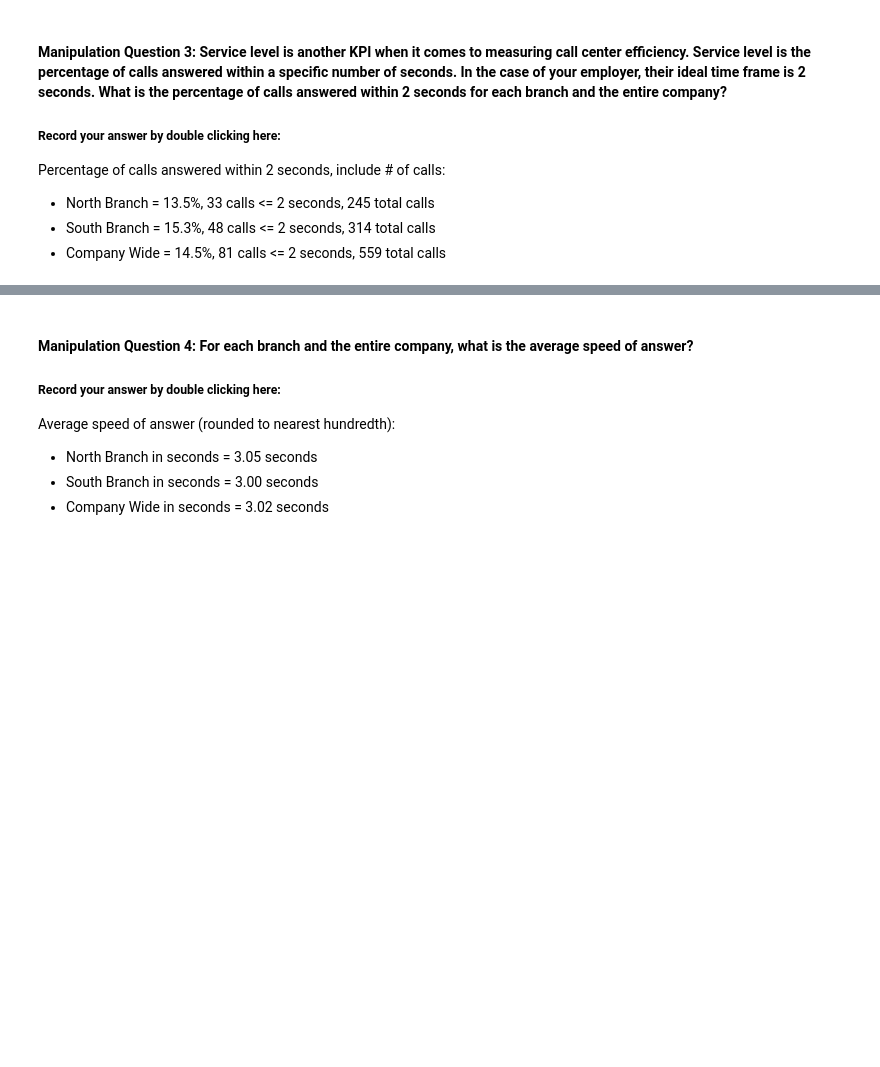
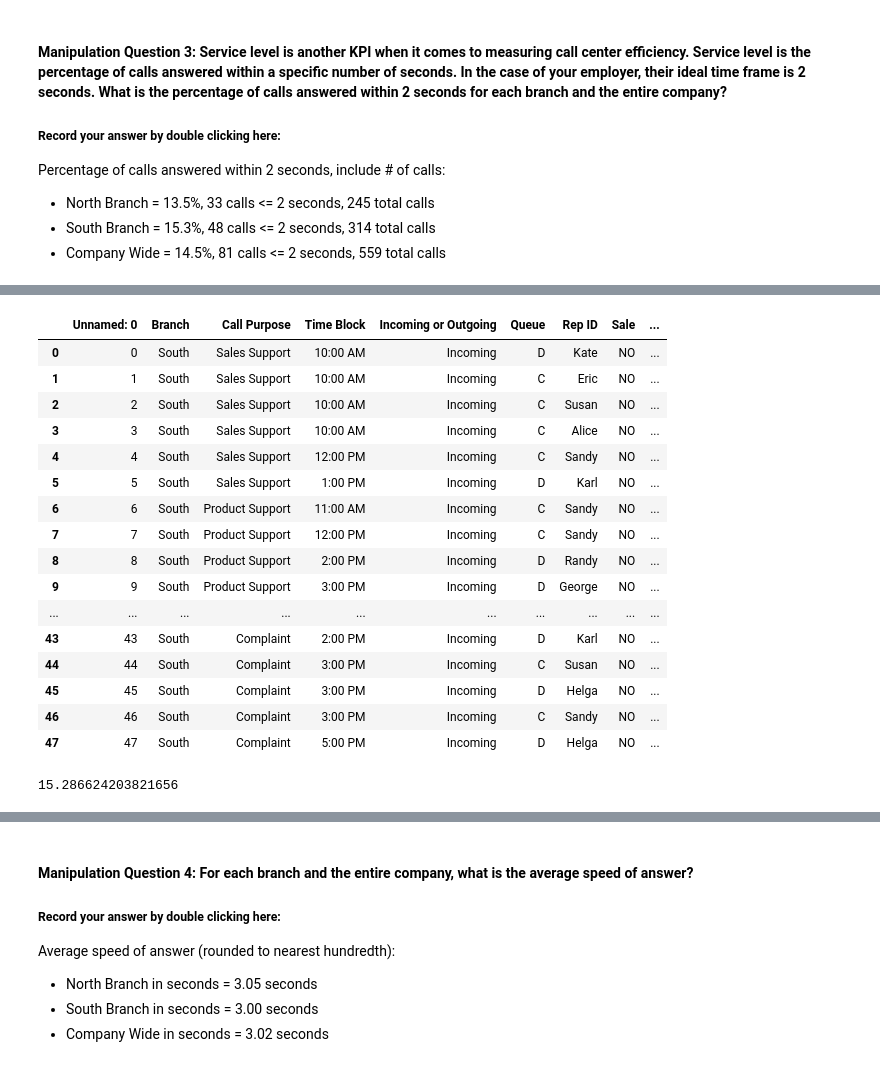
Before and after one commit to ashhsing/call-center-cleanup-assignment, a Jupyter notebook: Call_Center_Cleanup.ipynb, the cells around one changed output, grey strips where cells are left out. Drawn from its saved outputs; the diff is of its cells as text; code cells hidden in the pictures; blank space fills up the shorter version.

```diff
--- a/Call_Center_Cleanup.ipynb
+++ b/Call_Center_Cleanup.ipynb
@@ -528,0 +488,26 @@ total_sort.head(85)
+# %%
+sort_south = south_df.loc[south_df['Incoming Wait Time'] <=2]
+sort_south
+# %% [output]
+|  | Unnamed: 0 | Branch | Call Purpose | Time Block | Incoming or Outgoing | Queue | Rep ID | Sale | ... |
+| 0 | 0 | South | Sales Support | 10:00 AM | Incoming | D | Kate | NO | ... |
+| 1 | 1 | South | Sales Support | 10:00 AM | Incoming | C | Eric | NO | ... |
+| 2 | 2 | South | Sales Support | 10:00 AM | Incoming | C | Susan | NO | ... |
+| 3 | 3 | South | Sales Support | 10:00 AM | Incoming | C | Alice | NO | ... |
+| 4 | 4 | South | Sales Support | 12:00 PM | Incoming | C | Sandy | NO | ... |
+| 5 | 5 | South | Sales Support | 1:00 PM | Incoming | D | Karl | NO | ... |
+| 6 | 6 | South | Product Support | 11:00 AM | Incoming | C | Sandy | NO | ... |
+| 7 | 7 | South | Product Support | 12:00 PM | Incoming | C | Sandy | NO | ... |
+| 8 | 8 | South | Product Support | 2:00 PM | Incoming | D | Randy | NO | ... |
+| 9 | 9 | South | Product Support | 3:00 PM | Incoming | D | George | NO | ... |
+| ... | ... | ... | ... | ... | ... | ... | ... | ... | ... |
+| 43 | 43 | South | Complaint | 2:00 PM | Incoming | D | Karl | NO | ... |
+| 44 | 44 | South | Complaint | 3:00 PM | Incoming | C | Susan | NO | ... |
+| 45 | 45 | South | Complaint | 3:00 PM | Incoming | D | Helga | NO | ... |
+| 46 | 46 | South | Complaint | 3:00 PM | Incoming | C | Sandy | NO | ... |
+| 47 | 47 | South | Complaint | 5:00 PM | Incoming | D | Helga | NO | ... |
+# %%
+sort_south_percent = (sort_south.value_counts(['Incoming Wait Time']) / 314) * 100
+sort_south_percent.sum()
+# %% [output]
+15.286624203821656
```
Also changed, not shown: parts of 21 cells of this notebook.
